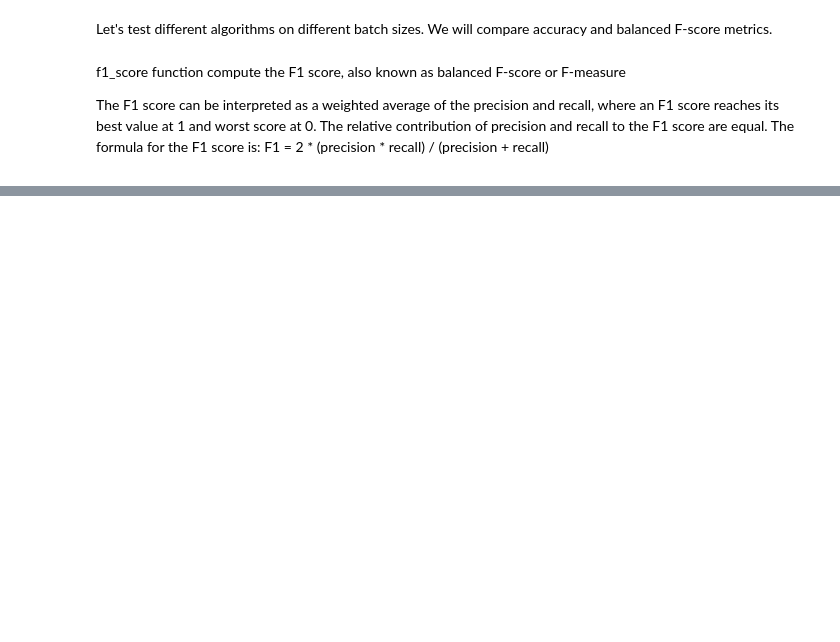
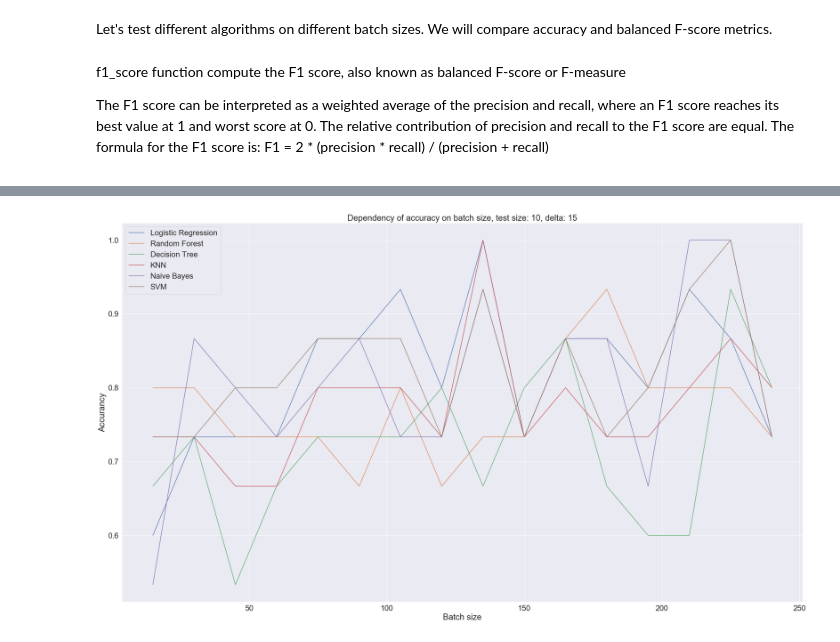
Before and after one commit to altzii/statistics, a Jupyter notebook: Project/project_heart_disease.ipynb, the cells around one changed output, grey strips where cells are left out. Cells and saved outputs as stored; diff of their text form; code cells hidden in the pictures; blank space fills up the shorter version.

```diff
--- a/Project/project_heart_disease.ipynb
+++ b/Project/project_heart_disease.ipynb
@@ -615,7 +616,7 @@ We can see the resulted linear equation:
 # %%
 print("Logistic Regression linear equation:")
 
-y_string = "y = "
+y_string = "y = "0
 for i in range(13):
     y_string += str(round(lr.coef_[0][i], 4))+"*x"+str(i)+" + "
 
@@ -938,7 +956,7 @@ acc_list_nb_f1 = []
 acc_list_svm_acc = []
 acc_list_svm_f1 = []
 
-train_batch = [5, 10, 15, 20, 25, 30, 35, 50, 75, 100, 125, 150, 175, 200, 250]
+train_batch = [5, 10, 15, 25, 50, 75, 100, 125, 150, 175, 200, 250]
 
 for train_size in train_batch:
 
@@ -1081,0 +1308,17 @@ plt.show()
+# %%
+plt.figure(figsize=(35, 20))
+
+plt.plot(train_batch, acc_list_lr_acc, label='Logistic Regression')
+plt.plot(train_batch, acc_list_rf_acc, label='Random Forest')
+plt.plot(train_batch, acc_list_dt_acc, label='Decision Tree')
+plt.plot(train_batch, acc_list_knn_acc, label='KNN')
+plt.plot(train_batch, acc_list_nb_acc, label='Naive Bayes')
+plt.plot(train_batch, acc_list_svm_acc, label='SVM')
+
+plt.xlabel('Batch size')
+plt.ylabel('Accurancy')
+plt.title('Dependency of accuracy on batch size, test size: 10, delta: 15')
+plt.legend()
+plt.show()
+# %% [output]
+[figure, added]
```
Also changed, not shown: parts of 45 cells of this notebook, 1 other file.
